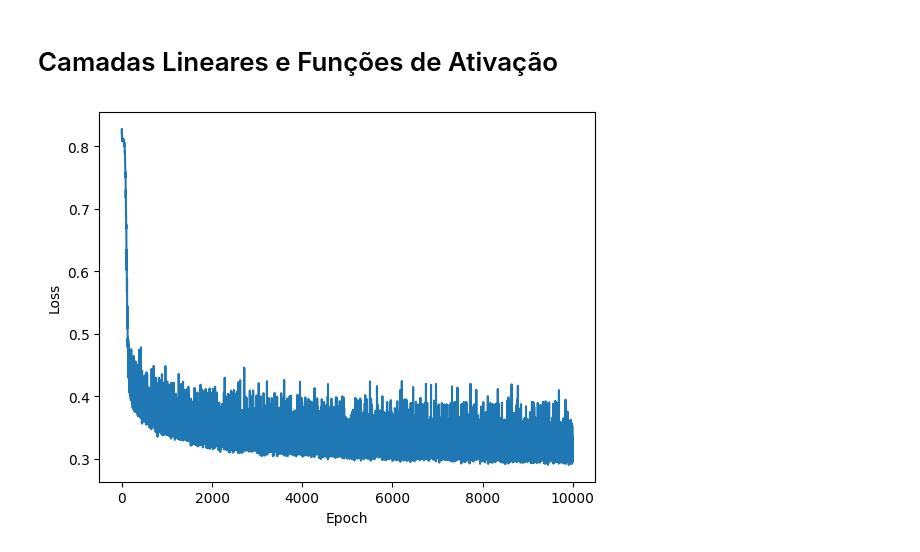
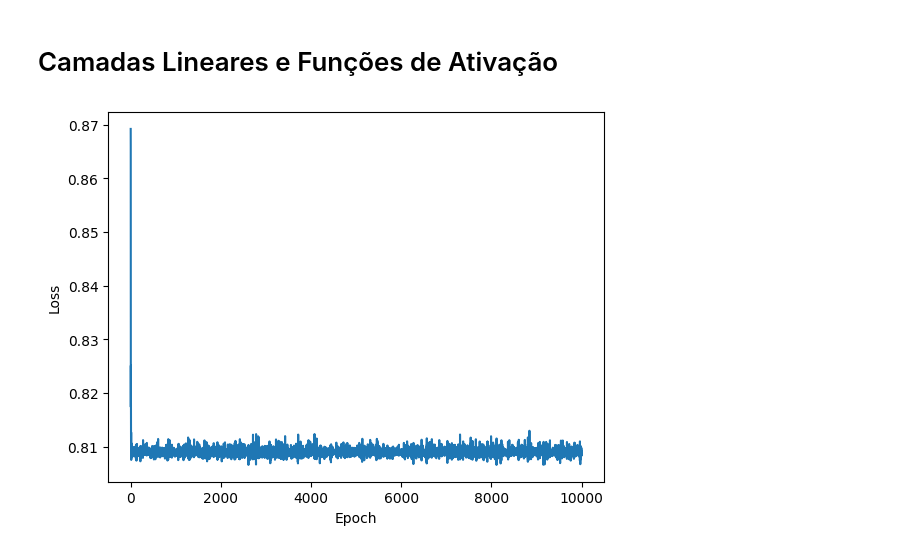
Before and after one commit to vhrique/anne_ptbr, a Jupyter notebook: Camadas_Lineares_Ativacao.ipynb, the cells around one changed output. Cells and saved outputs as stored; diff of their text form; code cells hidden in the pictures.

```diff
--- a/Camadas_Lineares_Ativacao.ipynb
+++ b/Camadas_Lineares_Ativacao.ipynb
@@ -20,7 +20,8 @@ class MLP(nn.Module):
 
         # Output layer
         self.output_layer = nn.Linear(in_dim, 1)
-        self.activation_fn = nn.Sigmoid() if non_linearity else nn.Identity()
+        # self.activation_fn = nn.Sigmoid() if non_linearity else nn.Identity()
+        self.activation_fn = nn.ReLU() if non_linearity else nn.Identity()
 
     def forward(self, x):
         activations = []
@@ -30,9 +31,6 @@ class MLP(nn.Module):
                 x = self.activation_fn(x)
             activations.append(x)
         out = self.output_layer(x)
-        if self.non_linearity:
-            out = self.activation_fn(out)
-        activations.append(out)
         return out, activations
 # %%
 import numpy as np
@@ -53,36 +53,3 @@ criterion = torch.nn.BCELoss()
 optimizer = torch.optim.Adam(model.parameters(), lr=1e-2)
-# %%
-num_epochs = 10_000
-loss_logs = []
-
-for epoch in range(num_epochs):
-
-    # Start epoch loss
-    running_loss = 0.0
-
-    for b, (X_batch, y_batch) in enumerate(dataloader):
-
-        # Forward pass
-        outputs, _ = model(X_batch)
-        loss = criterion(outputs, y_batch)
-
-        # Backward pass and optimization
-        optimizer.zero_grad()
-        loss.backward()
-        optimizer.step()
-
-        # Update running loss
-        running_loss += loss.item()
-
-    # Update epoch loss
-    loss_logs.append(running_loss/b)
-
-# Plot loss
-plt.plot(loss_logs)
-plt.ylabel('Loss')
-plt.xlabel('Epoch')
-plt.show()
-# %% [output]
-[figure, removed]
 # %%
 import matplotlib.pyplot as plt
@@ -89,3 +58,37 @@ import matplotlib.pyplot as plt
+# %%
+num_epochs = 10_000
+# num_epochs = 200
+loss_logs = []
+
+for epoch in tqdm(range(num_epochs)):
+
+    # Start epoch loss
+    running_loss = 0.0
+
+    for b, (X_batch, y_batch) in enumerate(dataloader):
+
+        # Forward pass
+        outputs, _ = model(X_batch.to(device))
+        loss = criterion(outputs, y_batch.to(device))
+
+        # Backward pass and optimization
+        optimizer.zero_grad()
+        loss.backward()
+        optimizer.step()
+
+        # Update running loss
+        running_loss += loss.item()
+
+    # Update epoch loss
+    loss_logs.append(running_loss/b)
+
+# Plot loss
+plt.plot(loss_logs)
+plt.ylabel('Loss')
+plt.xlabel('Epoch')
+plt.show()
+# %% [output]
+[figure, added]
 # %%
 @torch.no_grad()
 def plot_decision_boundary(model, X, y, show_activations=False, resolution=0.01, cmap='cividis'):
```
Also changed, not shown: parts of 16 cells of this notebook.
